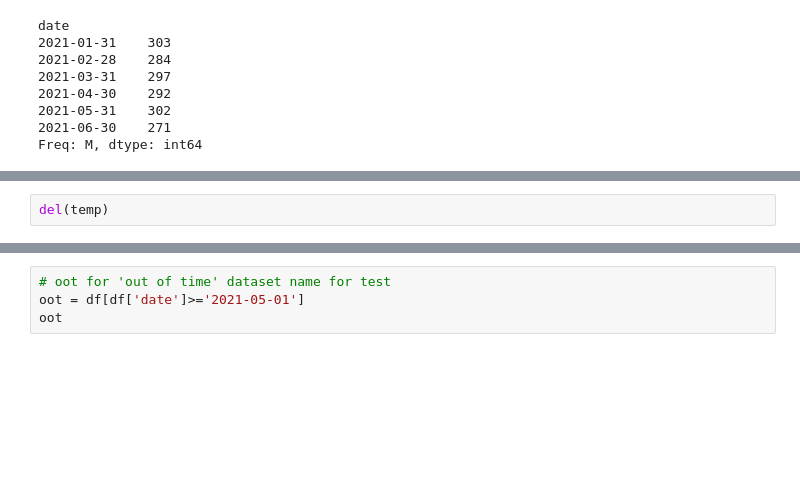
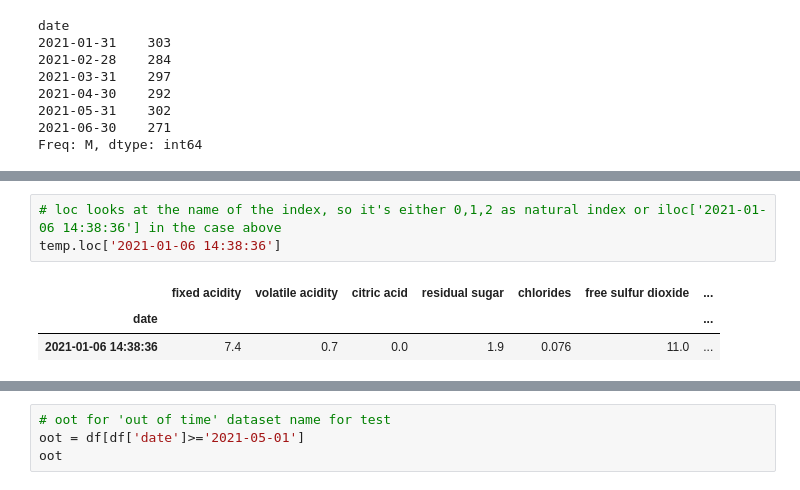
Before and after one commit to kristy25/AcademyPublic, a Jupyter notebook: Untitled0.ipynb, the cells around one changed output, grey strips where cells are left out. Saved outputs shown, nothing was run; the diff lists cells and outputs as text; blank space fills up the shorter version.

```diff
--- a/Untitled0.ipynb
+++ b/Untitled0.ipynb
@@ -1399,2 +1399,7 @@ temp.head()
-# %%
-del(temp)
+# %%
+# loc looks at the name of the index, so it's either 0,1,2 as natural index or iloc['2021-01-06 14:38:36'] in the case above
+temp.loc['2021-01-06 14:38:36']
+# %% [output]
+|  | fixed acidity | volatile acidity | citric acid | residual sugar | chlorides | free sulfur dioxide | ... |
+| date |  |  |  |  |  |  | ... |
+| 2021-01-06 14:38:36 | 7.4 | 0.7 | 0.0 | 1.9 | 0.076 | 11.0 | ... |
```
Also changed, not shown: parts of 7 cells of this notebook.
